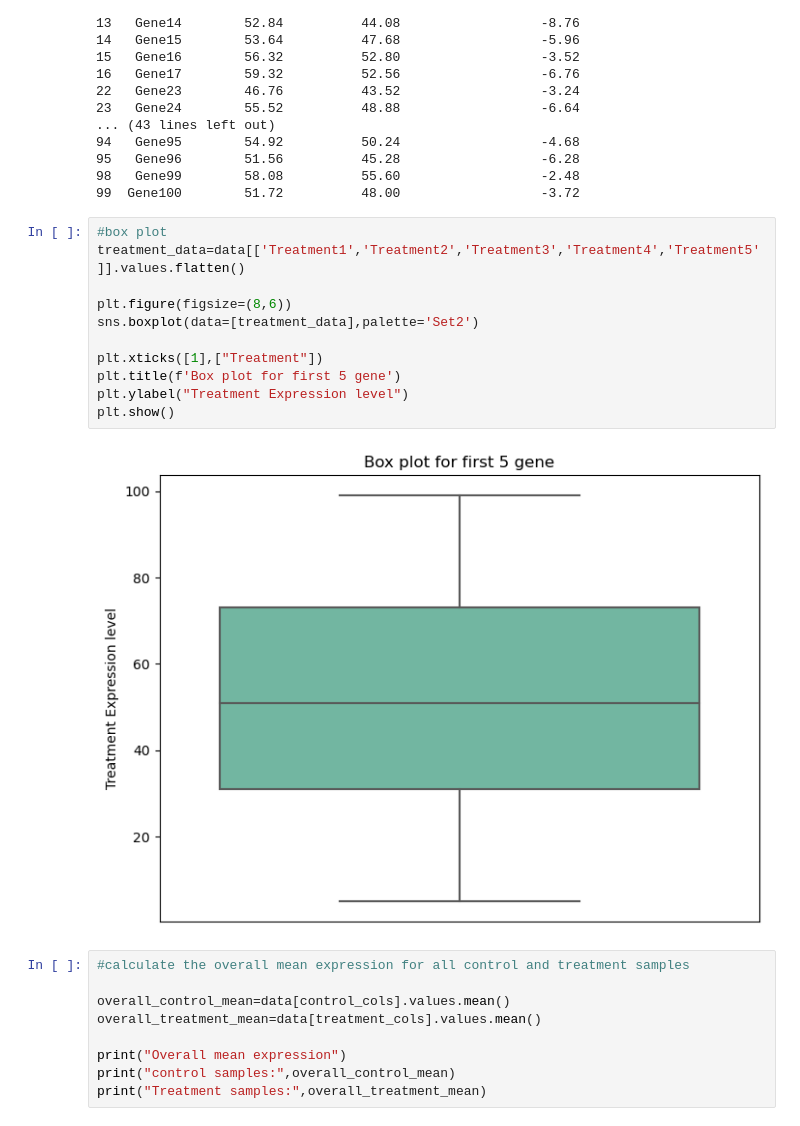
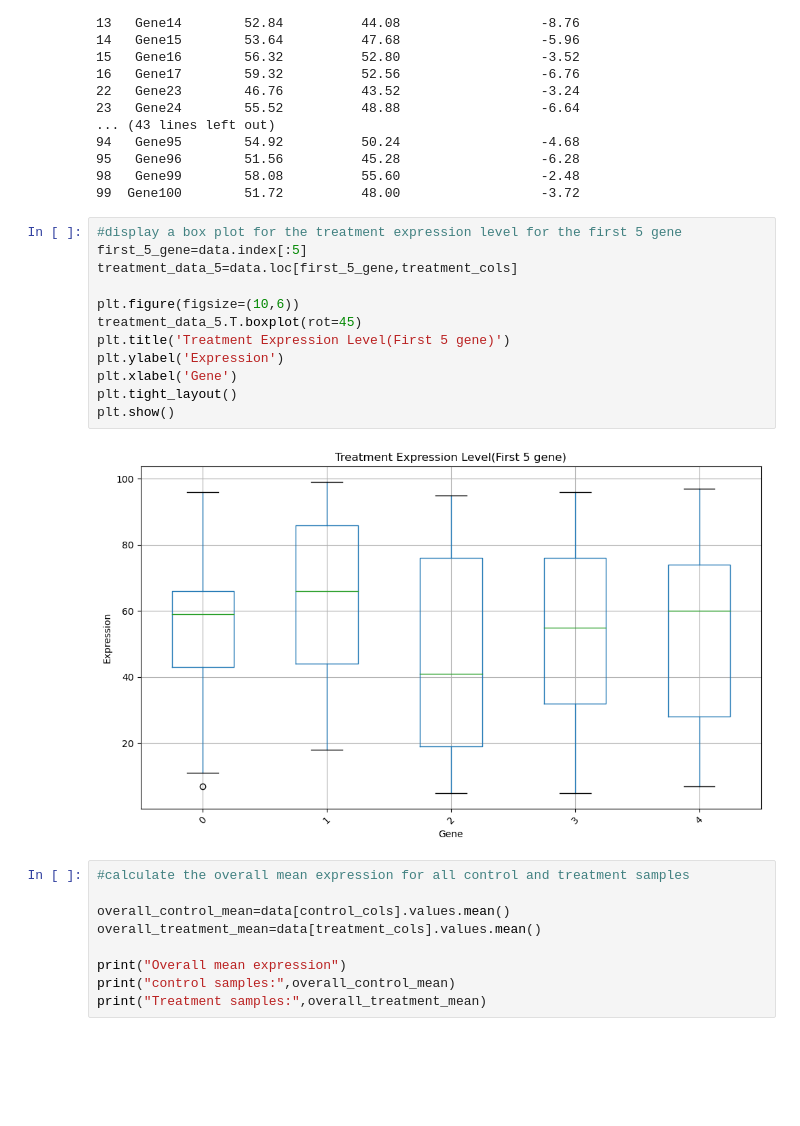
Before and after one commit to TharushiMadhushani/CSH4123_Bioinfomatics, a Jupyter notebook: Day 05/11_06.ipynb, the cells around one changed output. Saved outputs shown, nothing was run; the diff lists cells and outputs as text; blank space fills up the shorter version.

Commit message:
complete data  visualization exercies

```diff
--- a/Day 05/11_06.ipynb
+++ b/Day 05/11_06.ipynb
@@ -196,18 +196,19 @@ Downregulated Gene:
 98   Gene99        58.08          55.60                  -2.48
 99  Gene100        51.72          48.00                  -3.72
 # %%
-#box plot
-treatment_data=data[['Treatment1','Treatment2','Treatment3','Treatment4','Treatment5']].values.flatten()
+#display a box plot for the treatment expression level for the first 5 gene
+first_5_gene=data.index[:5]
+treatment_data_5=data.loc[first_5_gene,treatment_cols]
 
-plt.figure(figsize=(8,6))
-sns.boxplot(data=[treatment_data],palette='Set2')
-
-plt.xticks([1],["Treatment"])
-plt.title(f'Box plot for first 5 gene')
-plt.ylabel("Treatment Expression level")
+plt.figure(figsize=(10,6))
+treatment_data_5.T.boxplot(rot=45)
+plt.title('Treatment Expression Level(First 5 gene)')
+plt.ylabel('Expression')
+plt.xlabel('Gene')
+plt.tight_layout()
 plt.show()
 # %% [output]
-[figure, old version]
+[figure, new version]
 # %%
 #calculate the overall mean expression for all control and treatment samples
 
```
Also changed, not shown: parts of 1 cell of this notebook.
